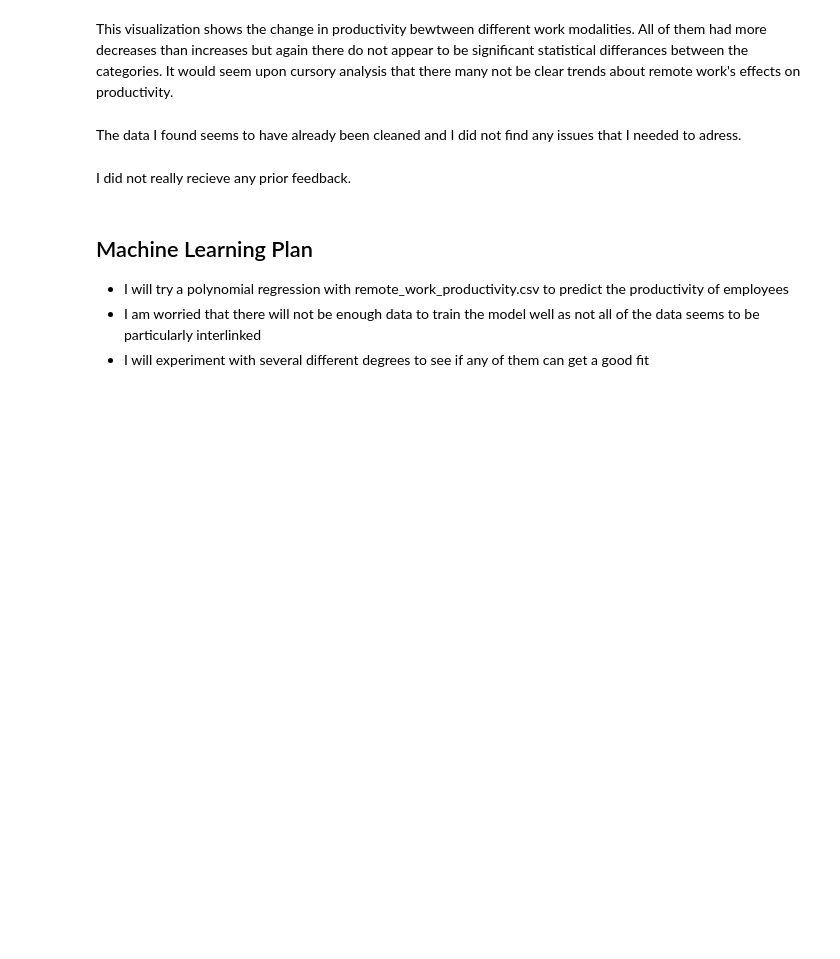
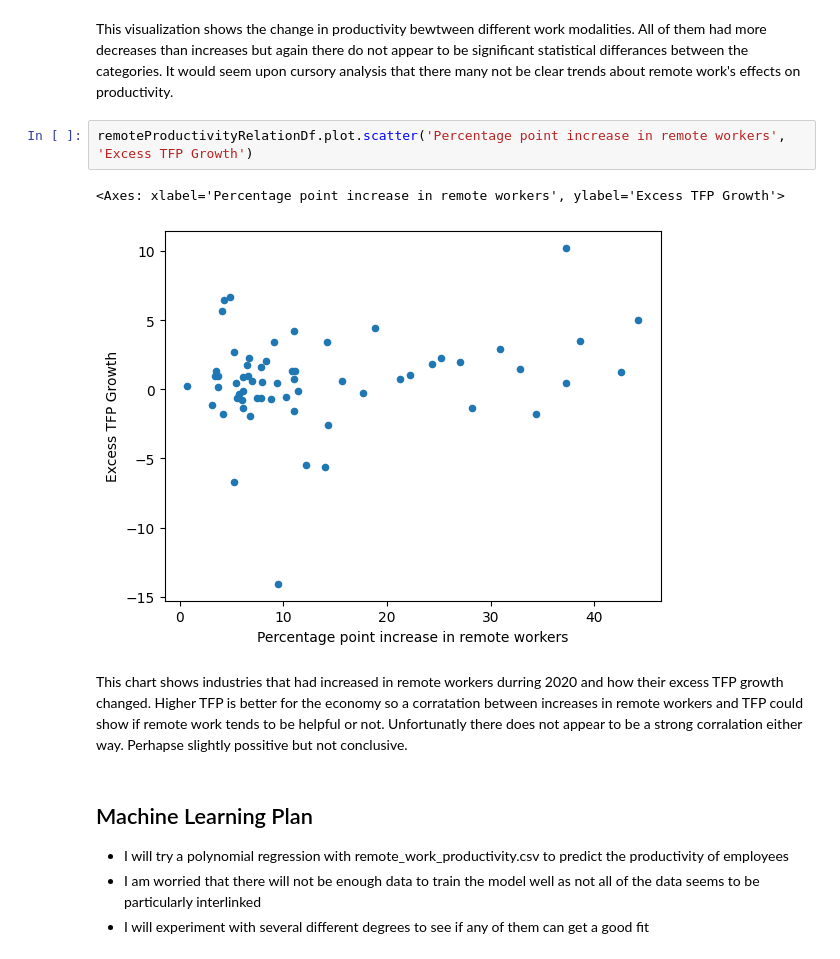
Before and after one commit to IT4063C-Fall24/final-project-dumfornc, a Jupyter notebook: source.ipynb, the cells around one changed output. Drawn from its saved outputs; the diff is of its cells as text; blank space fills up the shorter version.

Commit message:
[Final] Added another visualization

```diff
--- a/source.ipynb
+++ b/source.ipynb
@@ -268,10 +268,13 @@ plot.update_layout(
 plot.show()
 # %% [markdown]
 This visualization shows the change in productivity bewtween different work modalities. All of them had more decreases than increases but again there do not appear to be significant statistical differances between the categories. It would seem upon cursory analysis that there many not be clear trends about remote work's effects on productivity.
-# %% [markdown]
-The data I found seems to have already been cleaned and I did not find any issues that I needed to adress.
-# %% [markdown]
-I did not really recieve any prior feedback.
+# %%
+remoteProductivityRelationDf.plot.scatter('Percentage point increase in remote workers', 'Excess TFP Growth')
+# %% [output]
+<Axes: xlabel='Percentage point increase in remote workers', ylabel='Excess TFP Growth'>
+[figure, added]
+# %% [markdown]
+This chart shows industries that had increased in remote workers durring 2020 and how their excess TFP growth changed. Higher TFP is better for the economy so a corratation between increases in remote workers and TFP could show if remote work tends to be helpful or not. Unfortunatly there does not appear to be a strong corralation either way. Perhapse slightly possitive but not conclusive.
 # %% [markdown]
 ## Machine Learning Plan
 - I will try a polynomial regression with remote_work_productivity.csv to predict the productivity of employees
```
Also changed, not shown: parts of 4 cells of this notebook.
